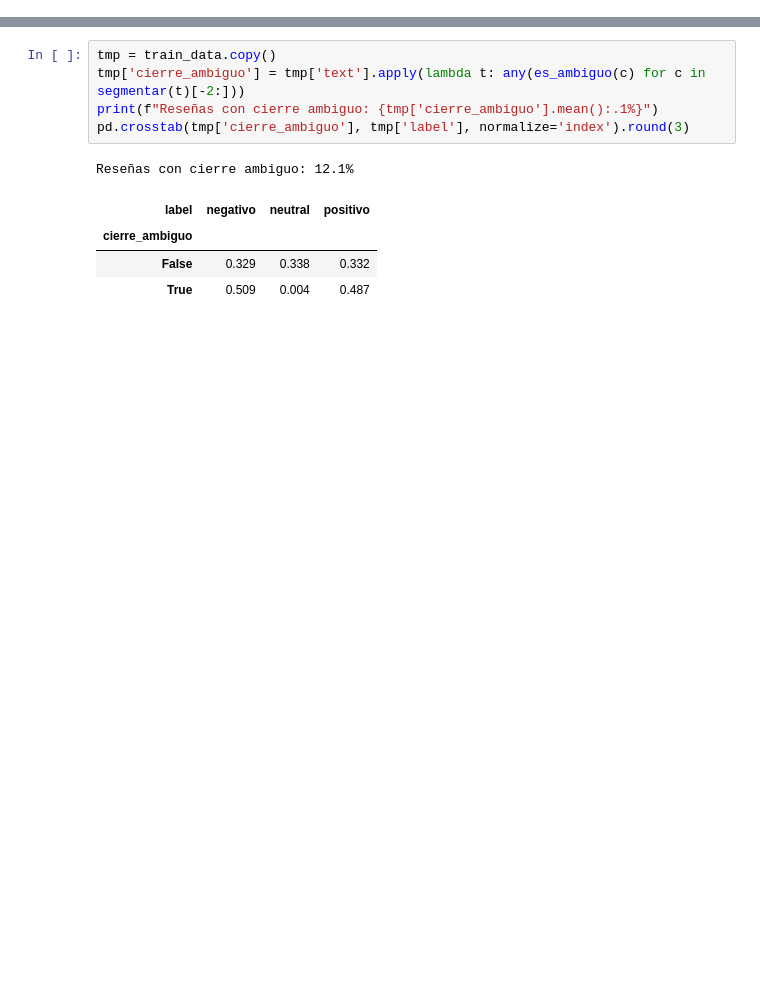
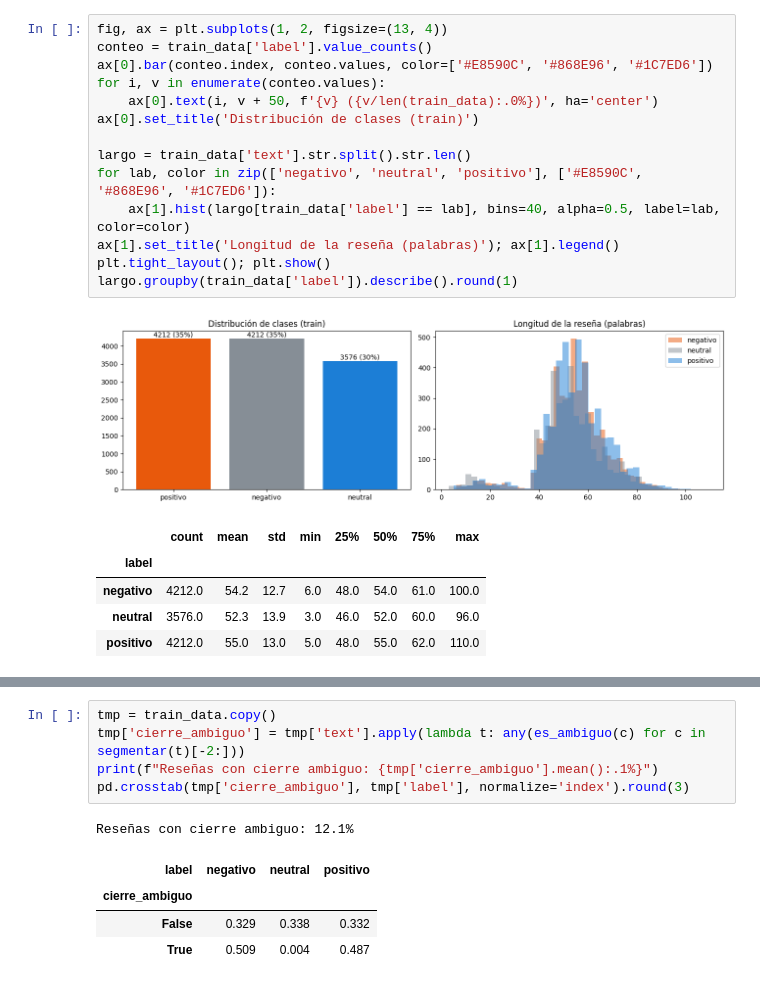
Before and after one commit to JuanSe8190/Proyecto1-Predictor-emociones, a Jupyter notebook: Proyecto Parte 1/Proyecto1.ipynb, the cells around one changed output, grey strips where cells are left out. Drawn from its saved outputs; the diff is of its cells as text; blank space fills up the shorter version.

```diff
--- a/Proyecto Parte 1/Proyecto1.ipynb
+++ b/Proyecto Parte 1/Proyecto1.ipynb
@@ -568,0 +87,21 @@ plt.gca().invert_yaxis(); plt.show()
+# %%
+fig, ax = plt.subplots(1, 2, figsize=(13, 4))
+conteo = train_data['label'].value_counts()
+ax[0].bar(conteo.index, conteo.values, color=['#E8590C', '#868E96', '#1C7ED6'])
+for i, v in enumerate(conteo.values):
+    ax[0].text(i, v + 50, f'{v} ({v/len(train_data):.0%})', ha='center')
+ax[0].set_title('Distribución de clases (train)')
+
+largo = train_data['text'].str.split().str.len()
+for lab, color in zip(['negativo', 'neutral', 'positivo'], ['#E8590C', '#868E96', '#1C7ED6']):
+    ax[1].hist(largo[train_data['label'] == lab], bins=40, alpha=0.5, label=lab, color=color)
+ax[1].set_title('Longitud de la reseña (palabras)'); ax[1].legend()
+plt.tight_layout(); plt.show()
+largo.groupby(train_data['label']).describe().round(1)
+# %% [output]
+[figure, added]
+|  | count | mean | std | min | 25% | 50% | 75% | max |
+| label |  |  |  |  |  |  |  |  |
+| negativo | 4212.0 | 54.2 | 12.7 | 6.0 | 48.0 | 54.0 | 61.0 | 100.0 |
+| neutral | 3576.0 | 52.3 | 13.9 | 3.0 | 46.0 | 52.0 | 60.0 | 96.0 |
+| positivo | 4212.0 | 55.0 | 13.0 | 5.0 | 48.0 | 55.0 | 62.0 | 110.0 |
```
Also changed, not shown: parts of 105 cells of this notebook, 6 other files.
